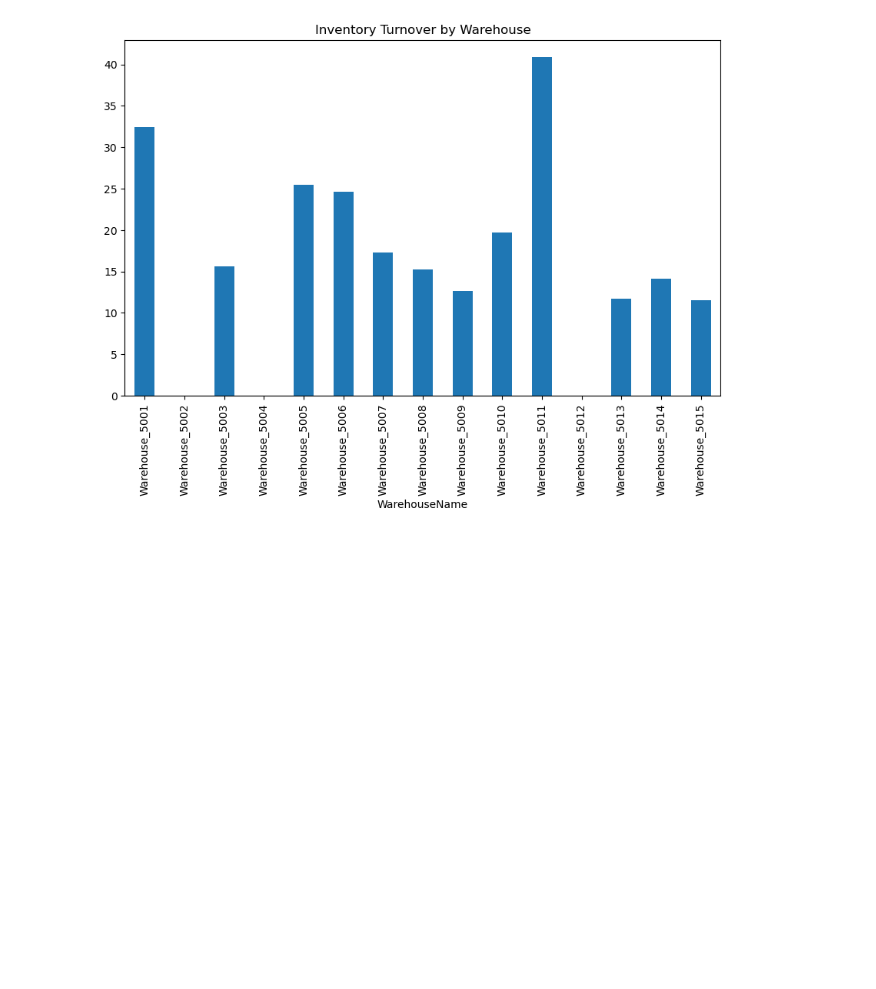
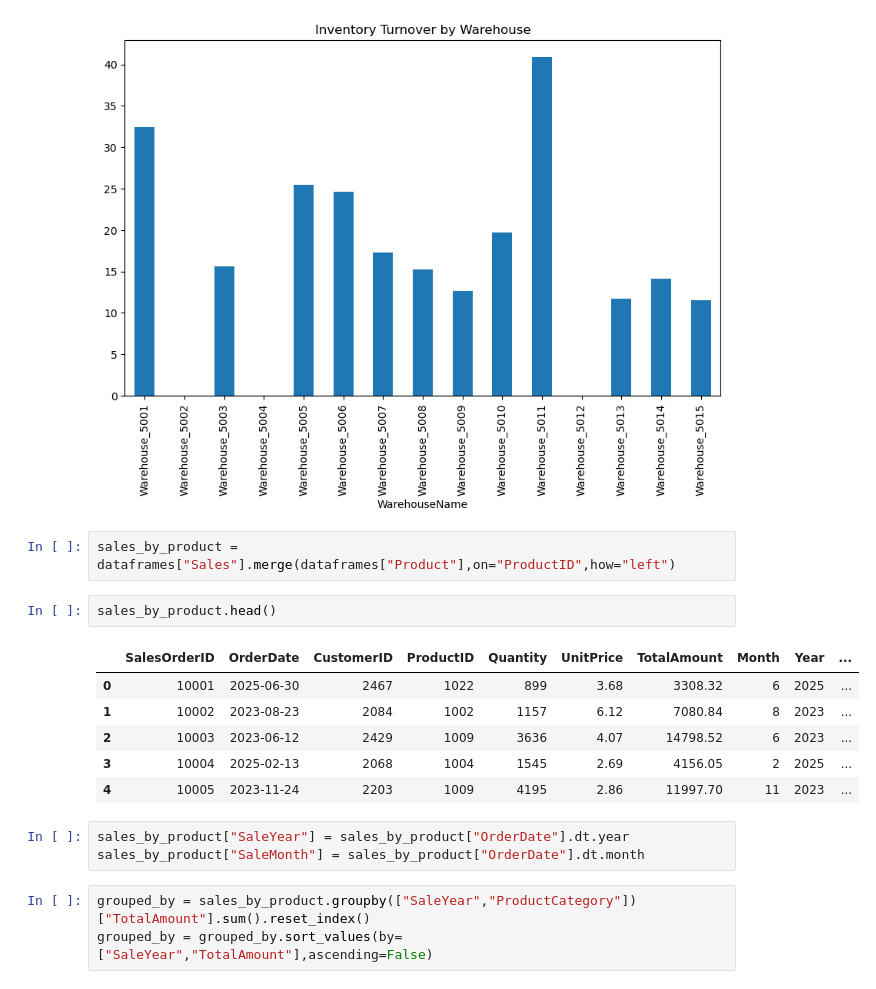
Before and after one commit to myat-thu004/Beverage_Data_Analysis, a Jupyter notebook: Exploratory_Beverage.ipynb, the cells around one changed output. Cells and saved outputs as stored; diff of their text form; blank space fills up the shorter version.

```diff
--- a/Exploratory_Beverage.ipynb
+++ b/Exploratory_Beverage.ipynb
@@ -585,3 +611,20 @@ inventory_product_warehouse.groupby('WarehouseName')['TurnoverRate'].mean().plot
 plt.show()
 # %% [output]
 [figure]
+# %%
+sales_by_product = dataframes["Sales"].merge(dataframes["Product"],on="ProductID",how="left")
+# %%
+sales_by_product.head()
+# %% [output]
+|  | SalesOrderID | OrderDate | CustomerID | ProductID | Quantity | UnitPrice | TotalAmount | Month | Year | ... |
+| 0 | 10001 | 2025-06-30 | 2467 | 1022 | 899 | 3.68 | 3308.32 | 6 | 2025 | ... |
+| 1 | 10002 | 2023-08-23 | 2084 | 1002 | 1157 | 6.12 | 7080.84 | 8 | 2023 | ... |
+| 2 | 10003 | 2023-06-12 | 2429 | 1009 | 3636 | 4.07 | 14798.52 | 6 | 2023 | ... |
+| 3 | 10004 | 2025-02-13 | 2068 | 1004 | 1545 | 2.69 | 4156.05 | 2 | 2025 | ... |
+| 4 | 10005 | 2023-11-24 | 2203 | 1009 | 4195 | 2.86 | 11997.70 | 11 | 2023 | ... |
+# %%
+sales_by_product["SaleYear"] = sales_by_product["OrderDate"].dt.year
+sales_by_product["SaleMonth"] = sales_by_product["OrderDate"].dt.month
+# %%
+grouped_by = sales_by_product.groupby(["SaleYear","ProductCategory"])["TotalAmount"].sum().reset_index()
+grouped_by = grouped_by.sort_values(by=["SaleYear","TotalAmount"],ascending=False)
```
Also changed, not shown: parts of 5 cells of this notebook.
